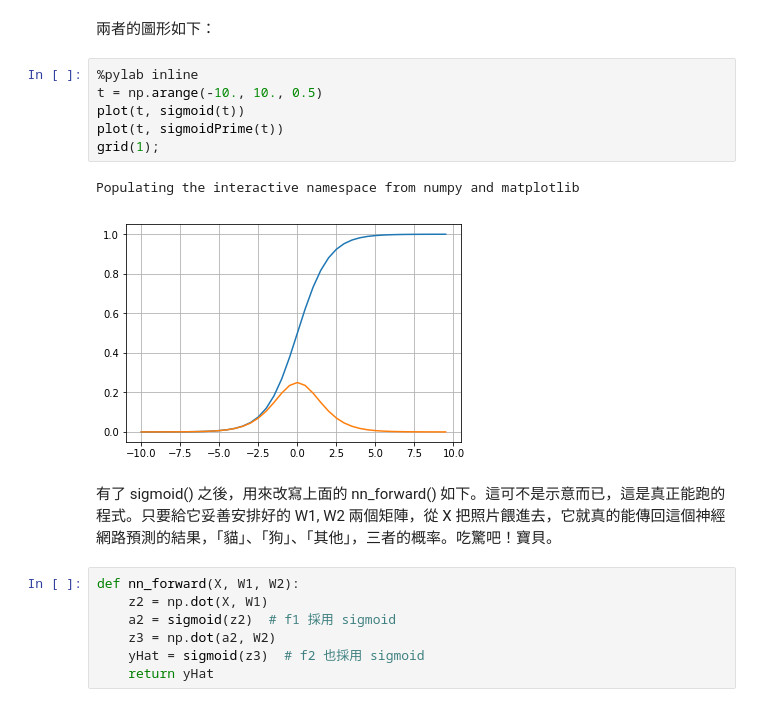
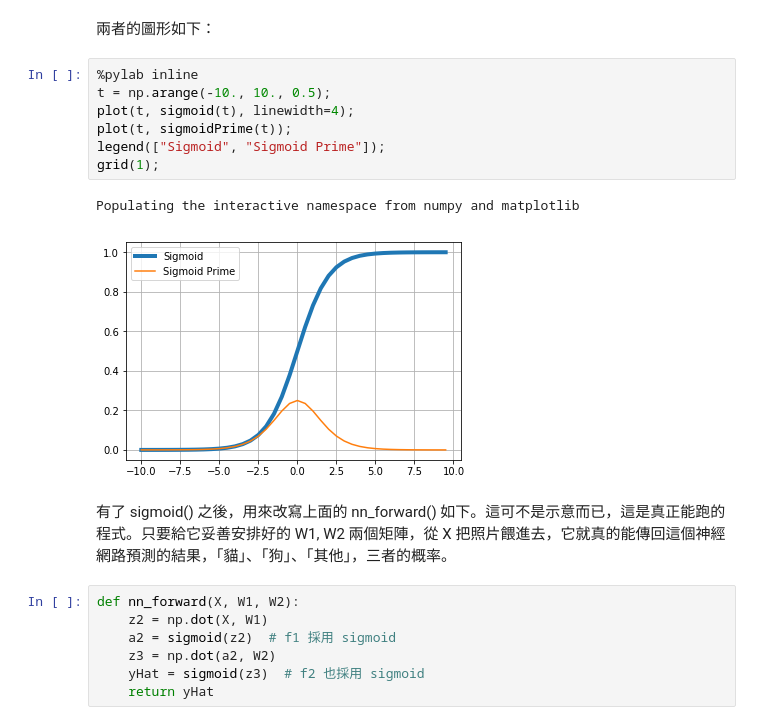
Before and after one commit to hcchengithub/Iris-Neural-Network, a Jupyter notebook: fundamentals of neural networks/fundamentals of neural networks.ipynb, the cells around one changed output. Saved outputs shown, nothing was run; the diff lists cells and outputs as text.

```diff
--- a/fundamentals of neural networks/fundamentals of neural networks.ipynb
+++ b/fundamentals of neural networks/fundamentals of neural networks.ipynb
@@ -94,15 +94,16 @@ def sigmoidPrime(x):  # Sigmoid function 的導函數，上網查就有了，自
 兩者的圖形如下：
 # %%
 %pylab inline
-t = np.arange(-10., 10., 0.5)
-plot(t, sigmoid(t))
-plot(t, sigmoidPrime(t))
+t = np.arange(-10., 10., 0.5);
+plot(t, sigmoid(t), linewidth=4);
+plot(t, sigmoidPrime(t));
+legend(["Sigmoid", "Sigmoid Prime"]);
 grid(1);
 # %% [output]
 Populating the interactive namespace from numpy and matplotlib
-[figure, old version]
+[figure, new version]
 # %% [markdown]
-有了 sigmoid() 之後，用來改寫上面的 nn_forward() 如下。這可不是示意而已，這是真正能跑的程式。只要給它妥善安排好的 W1, W2 兩個矩陣，從 X 把照片餵進去，它就真的能傳回這個神經網路預測的結果，「貓」、「狗」、「其他」，三者的概率。吃驚吧！寶貝。
+有了 sigmoid() 之後，用來改寫上面的 nn_forward() 如下。這可不是示意而已，這是真正能跑的程式。只要給它妥善安排好的 W1, W2 兩個矩陣，從 X 把照片餵進去，它就真的能傳回這個神經網路預測的結果，「貓」、「狗」、「其他」，三者的概率。
 # %%
 def nn_forward(X, W1, W2):
     z2 = np.dot(X, W1)
```
Also changed, not shown: parts of 8 cells of this notebook, 3 other files.
